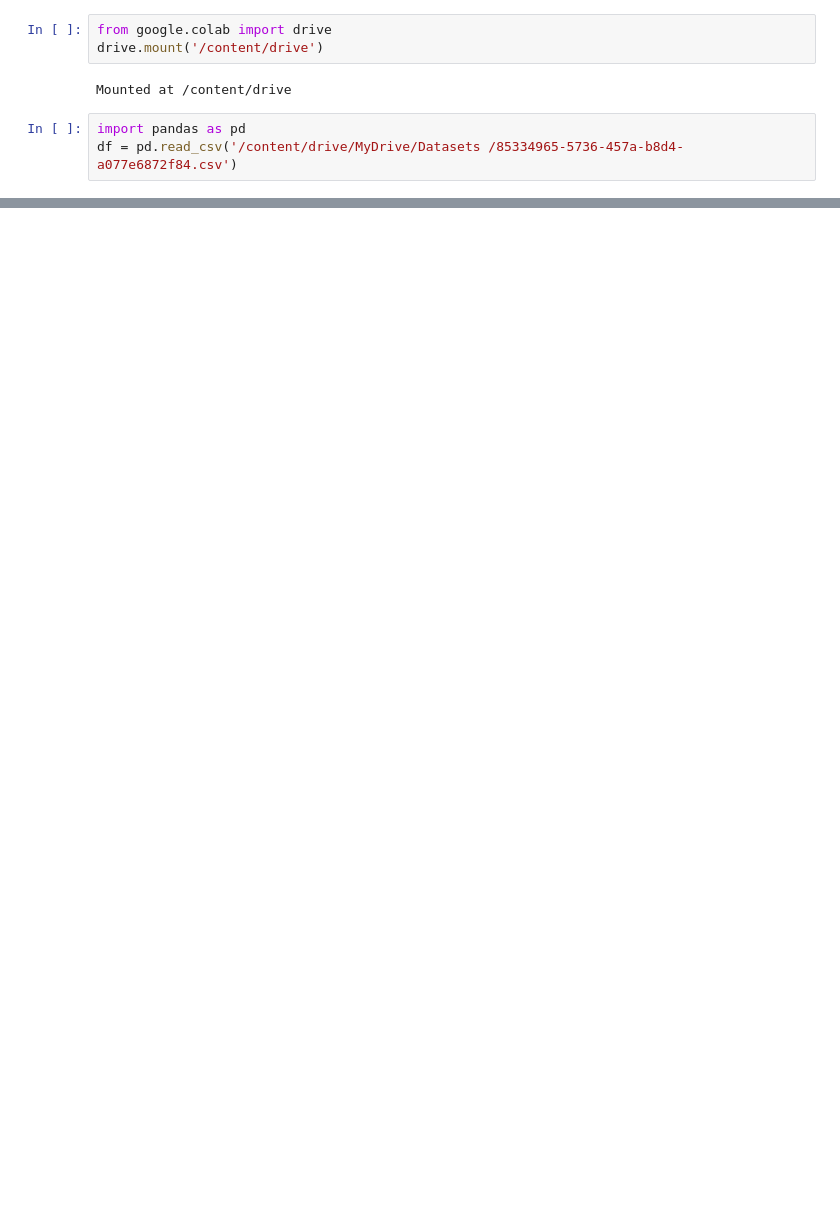
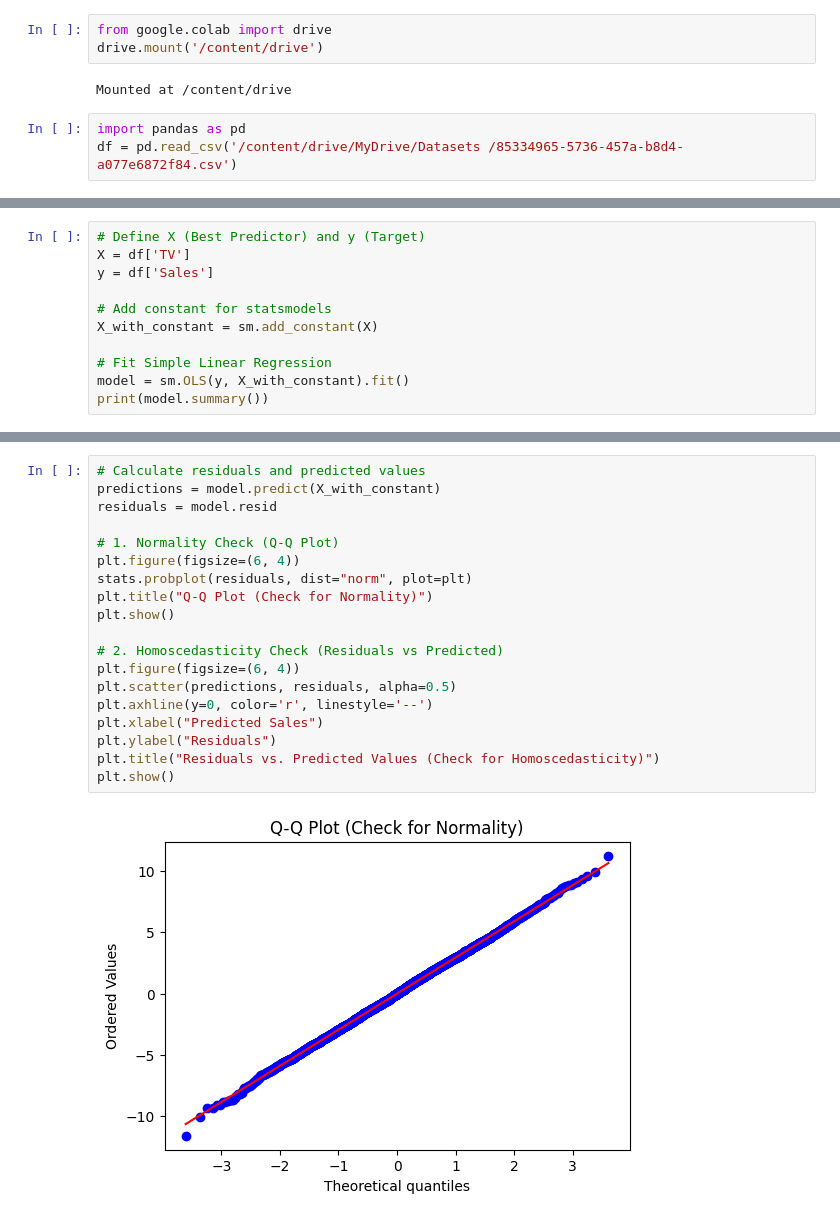
Before and after one commit to SimplyBecca5220/New-linear-regression, a Jupyter notebook: New_linear_regression.ipynb, the cells around one changed output, grey strips where cells are left out. Saved outputs shown, nothing was run; the diff lists cells and outputs as text; blank space fills up the shorter version.

```diff
--- a/New_linear_regression.ipynb
+++ b/New_linear_regression.ipynb
@@ -78,0 +74,11 @@ Notes:
+# %%
+# Define X (Best Predictor) and y (Target)
+X = df['TV']
+y = df['Sales']
+
+# Add constant for statsmodels
+X_with_constant = sm.add_constant(X)
+
+# Fit Simple Linear Regression
+model = sm.OLS(y, X_with_constant).fit()
+print(model.summary())
@@ -78,0 +103,21 @@ Notes:
+# %%
+# Calculate residuals and predicted values
+predictions = model.predict(X_with_constant)
+residuals = model.resid
+
+# 1. Normality Check (Q-Q Plot)
+plt.figure(figsize=(6, 4))
+stats.probplot(residuals, dist="norm", plot=plt)
+plt.title("Q-Q Plot (Check for Normality)")
+plt.show()
+
+# 2. Homoscedasticity Check (Residuals vs Predicted)
+plt.figure(figsize=(6, 4))
+plt.scatter(predictions, residuals, alpha=0.5)
+plt.axhline(y=0, color='r', linestyle='--')
+plt.xlabel("Predicted Sales")
+plt.ylabel("Residuals")
+plt.title("Residuals vs. Predicted Values (Check for Homoscedasticity)")
+plt.show()
+# %% [output]
+[figure, added]
```
Also changed, not shown: parts of 6 cells of this notebook.
